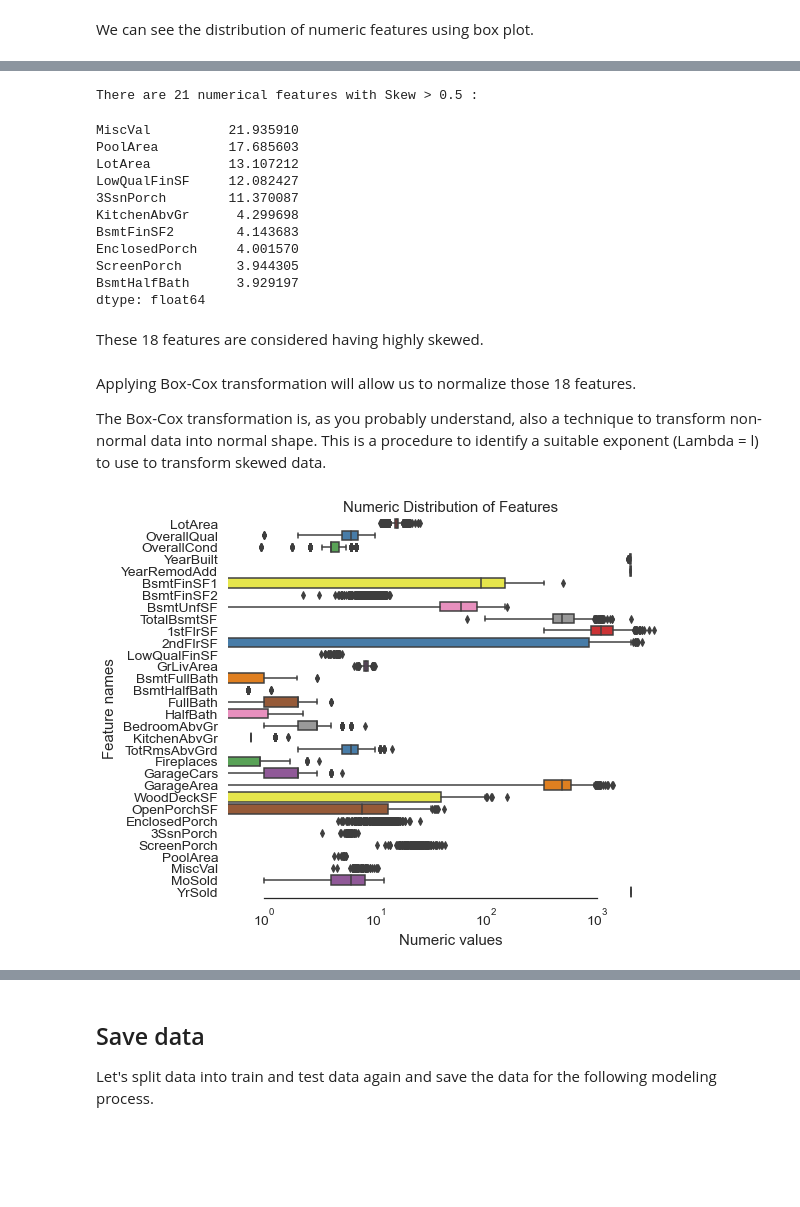
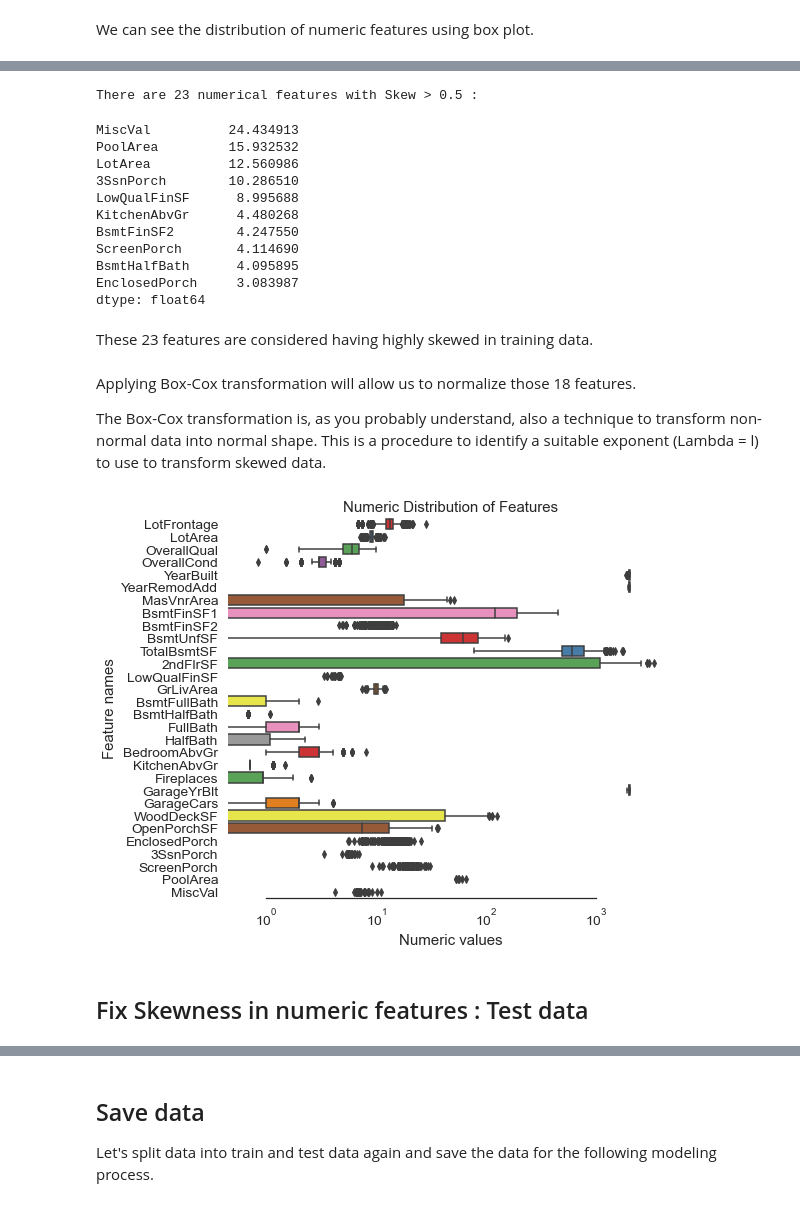
Before and after one commit to datasciyj/DW_project, a Jupyter notebook: houseprices/notebooks/EDA.ipynb, the cells around one changed output, grey strips where cells are left out. Cells and saved outputs as stored; diff of their text form; code cells hidden in the pictures; blank space fills up the shorter version.

```diff
--- a/houseprices/notebooks/EDA.ipynb
+++ b/houseprices/notebooks/EDA.ipynb
@@ -388,12 +524,8 @@ Let's split the train data into features and label. We're going to combine train
 # %%
-# Split features and labels
+# Split features and labels in training data
 train_y = df_train['SalePrice'].reset_index(drop=True)
-train_X = df_train.drop(['SalePrice'], axis=1)
+df_train = df_train.drop(['SalePrice'], axis=1)
 
 # Exclude features that are dropped from training data
 commonlabel=[x for x in df_train.columns if x in df_test.columns]
-test_X = df_test[commonlabel]
-
-# Combine df_train and test features in order to apply the feature transformation pipeline to the entire dataset
-df_all = pd.concat([train_features, test_X]).reset_index(drop=True)
-df_all.shape
+df_test = df_test[commonlabel]
@@ -405,7 +539,7 @@ df_all.shape
 Let's find the numeric features which are not normally distributed and fix those.
 # %%
 # Extract name of numeric features
-numeric=df_all.dtypes[df_all.dtypes!='object'].index.tolist()
+numeric=df_train.dtypes[df_train.dtypes!='object'].index.tolist()
 # %% [markdown]
 We can see the distribution of numeric features using box plot.
 # %%
@@ -424,6 +558,6 @@ sns.despine(trim=True, left=True)
 # %%
 # Find skewed numerical features
-skew_features = df_all[numeric].apply(lambda x: skew(x)).sort_values(ascending=False)
+skew_features = df_train[numeric].apply(lambda x: skew(x)).sort_values(ascending=False)
 
 high_skew = skew_features[skew_features > 0.5] # When skewness is higher than 0.5, it is considered non-normality
 skew_index = high_skew.index
@@ -432,20 +566,20 @@ print("There are {} numerical features with Skew > 0.5 :".format(high_skew.shape
 skewness = pd.DataFrame({'Skew' :high_skew})
 skew_features.head(10)
 # %% [output]
-There are 21 numerical features with Skew > 0.5 :
+There are 23 numerical features with Skew > 0.5 :
-MiscVal          21.935910
-PoolArea         17.685603
-LotArea          13.107212
-LowQualFinSF     12.082427
-3SsnPorch        11.370087
-KitchenAbvGr      4.299698
-BsmtFinSF2        4.143683
-EnclosedPorch     4.001570
-ScreenPorch       3.944305
-BsmtHalfBath      3.929197
+MiscVal          24.434913
+PoolArea         15.932532
+LotArea          12.560986
+3SsnPorch        10.286510
+LowQualFinSF      8.995688
+KitchenAbvGr      4.480268
+BsmtFinSF2        4.247550
+ScreenPorch       4.114690
+BsmtHalfBath      4.095895
+EnclosedPorch     3.083987
 dtype: float64
 # %% [markdown]
-These 18 features are considered having highly skewed.
+These 23 features are considered having highly skewed in training data.
 # %% [markdown]
 Applying Box-Cox transformation will allow us to normalize those 18 features.
 
@@ -453,17 +587,19 @@ The Box-Cox transformation is, as you probably understand, also a technique to t
 # %%
 # Normalize skewed features
 for i in skew_index:
-    df_all[i] = boxcox1p(df_all[i], boxcox_normmax(df_all[i] + 1))
+    df_train[i] = boxcox1p(df_train[i], boxcox_normmax(df_train[i] + 1))
 # %%
 # Create box plots for all numeric features
 sns.set_style("white")
 f, ax = plt.subplots(figsize=(8, 7))
 ax.set_xscale("log")
-ax = sns.boxplot(data=df_all[numeric] , orient="h", palette="Set1")
+ax = sns.boxplot(data=df_train[numeric] , orient="h", palette="Set1")
 ax.xaxis.grid(False)
 ax.set(ylabel="Feature names")
 ax.set(xlabel="Numeric values")
 ax.set(title="Numeric Distribution of Features")
 sns.despine(trim=True, left=True)
 # %% [output]
-[figure, old version]
+[figure, new version]
+# %% [markdown]
+## Fix Skewness in numeric features : Test data
```
Also changed, not shown: parts of 59 cells of this notebook, 6 other files.
